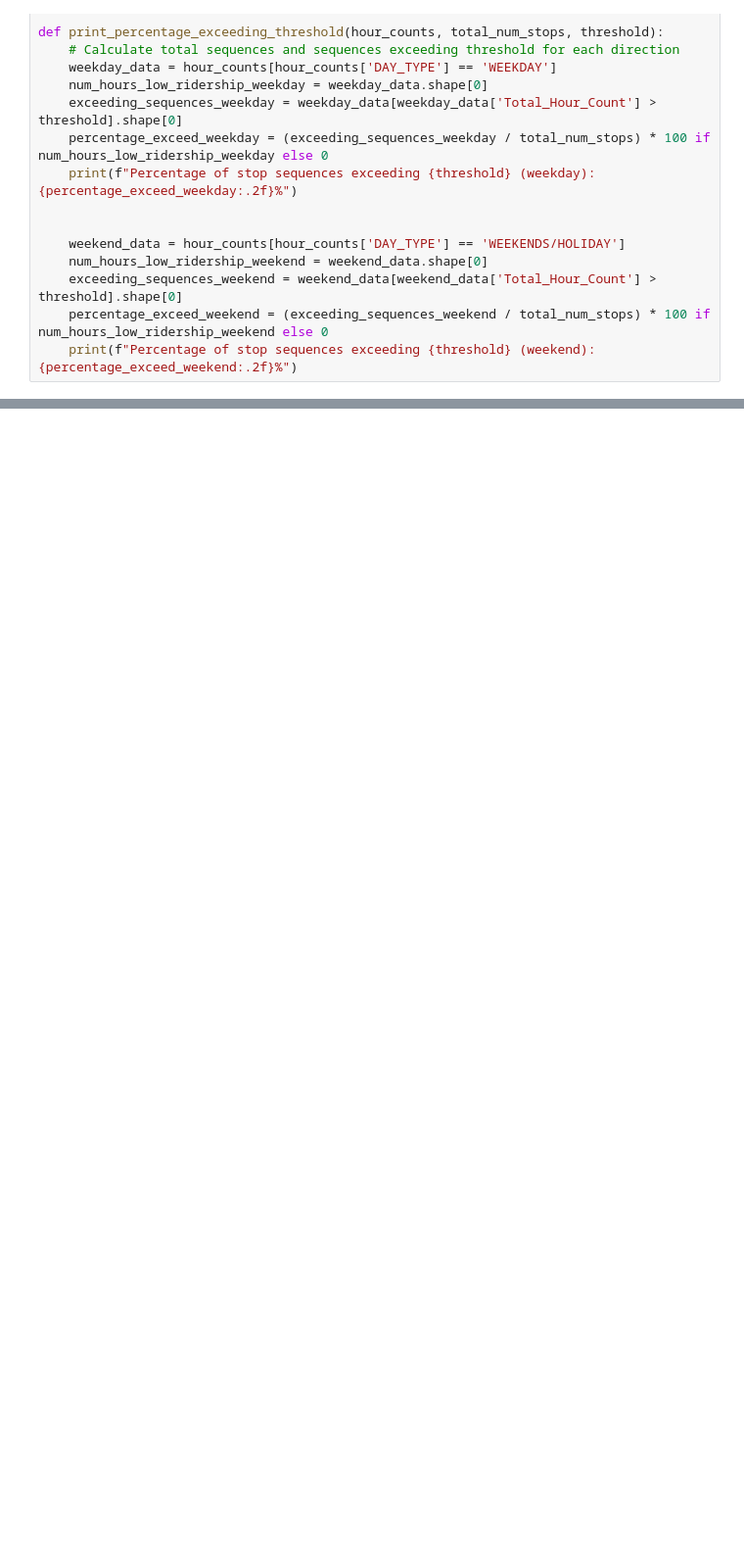
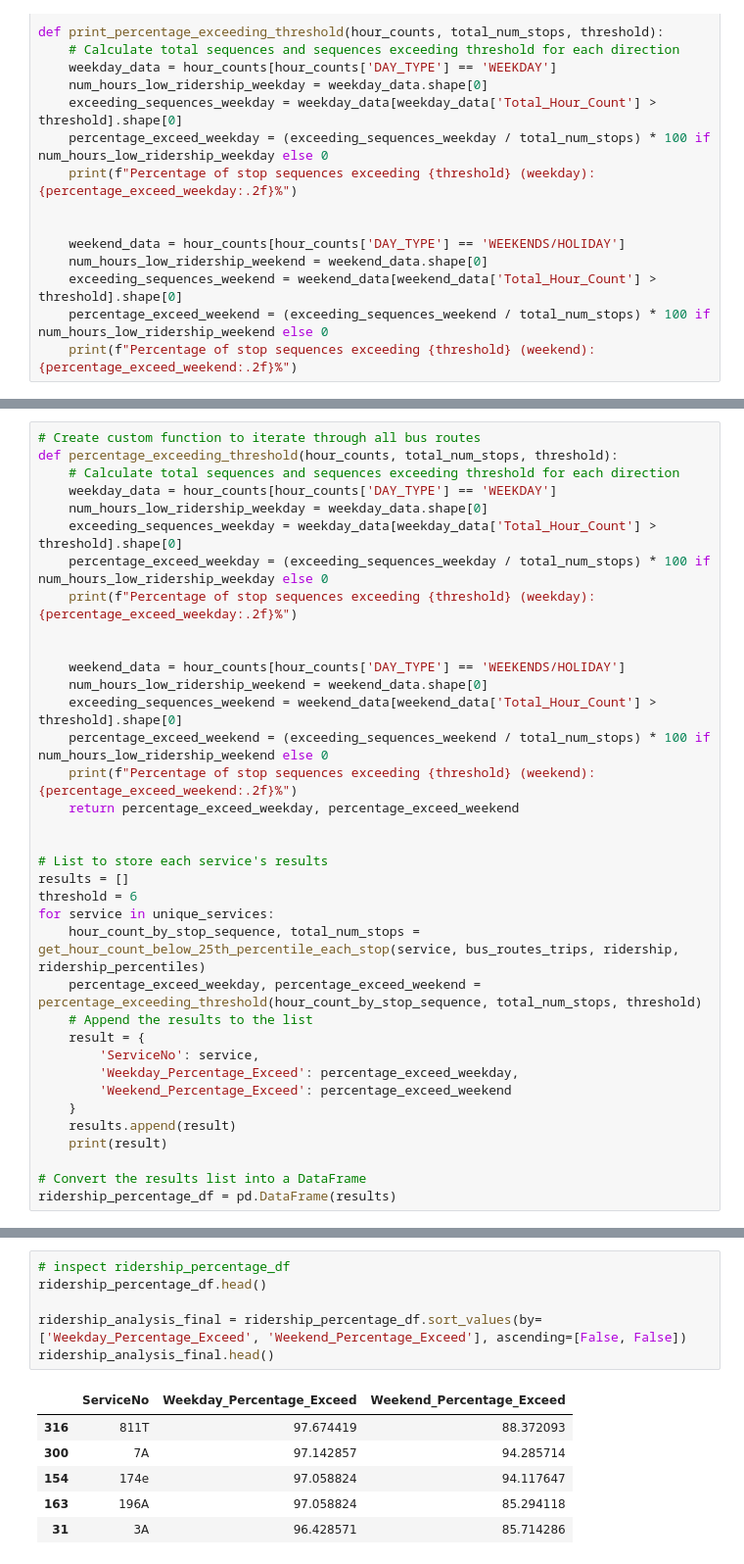
Before and after one commit to ajjajjajjajj/dsa4264-lta-geospatial, a Jupyter notebook: ridership/ridership_final.ipynb, the cells around one changed output, grey strips where cells are left out. Shown at 98% size. Saved outputs shown, nothing was run; the diff lists cells and outputs as text; blank space fills up the shorter version.

```diff
--- a/ridership/ridership_final.ipynb
+++ b/ridership/ridership_final.ipynb
@@ -172,0 +203,36 @@ Percentage of stop sequences exceeding 10 (weekend): 4.17%
+# %%
+# Create custom function to iterate through all bus routes
+def percentage_exceeding_threshold(hour_counts, total_num_stops, threshold):
+    # Calculate total sequences and sequences exceeding threshold for each direction
+    weekday_data = hour_counts[hour_counts['DAY_TYPE'] == 'WEEKDAY']
+    num_hours_low_ridership_weekday = weekday_data.shape[0]
+    exceeding_sequences_weekday = weekday_data[weekday_data['Total_Hour_Count'] > threshold].shape[0]
+    percentage_exceed_weekday = (exceeding_sequences_weekday / total_num_stops) * 100 if num_hours_low_ridership_weekday else 0
+    print(f"Percentage of stop sequences exceeding {threshold} (weekday): {percentage_exceed_weekday:.2f}%")
+
+
+    weekend_data = hour_counts[hour_counts['DAY_TYPE'] == 'WEEKENDS/HOLIDAY']
+    num_hours_low_ridership_weekend = weekend_data.shape[0]
+    exceeding_sequences_weekend = weekend_data[weekend_data['Total_Hour_Count'] > threshold].shape[0]
+    percentage_exceed_weekend = (exceeding_sequences_weekend / total_num_stops) * 100 if num_hours_low_ridership_weekend else 0
+    print(f"Percentage of stop sequences exceeding {threshold} (weekend): {percentage_exceed_weekend:.2f}%")
+    return percentage_exceed_weekday, percentage_exceed_weekend
+
+
+# List to store each service's results
+results = []
+threshold = 6
+for service in unique_services:
+    hour_count_by_stop_sequence, total_num_stops = get_hour_count_below_25th_percentile_each_stop(service, bus_routes_trips, ridership, ridership_percentiles)
+    percentage_exceed_weekday, percentage_exceed_weekend = percentage_exceeding_threshold(hour_count_by_stop_sequence, total_num_stops, threshold)
+    # Append the results to the list
+    result = {
+        'ServiceNo': service,
+        'Weekday_Percentage_Exceed': percentage_exceed_weekday,
+        'Weekend_Percentage_Exceed': percentage_exceed_weekend
+    }
+    results.append(result)
+    print(result)
+
+# Convert the results list into a DataFrame
+ridership_percentage_df = pd.DataFrame(results)
@@ -172,0 +257,13 @@ Percentage of stop sequences exceeding 10 (weekend): 4.17%
+# %%
+# inspect ridership_percentage_df
+ridership_percentage_df.head()
+
+ridership_analysis_final = ridership_percentage_df.sort_values(by=['Weekday_Percentage_Exceed', 'Weekend_Percentage_Exceed'], ascending=[False, False])
+ridership_analysis_final.head()
+# %% [output]
+|  | ServiceNo | Weekday_Percentage_Exceed | Weekend_Percentage_Exceed |
+| 316 | 811T | 97.674419 | 88.372093 |
+| 300 | 7A | 97.142857 | 94.285714 |
+| 154 | 174e | 97.058824 | 94.117647 |
+| 163 | 196A | 97.058824 | 85.294118 |
+| 31 | 3A | 96.428571 | 85.714286 |
```
Also changed, not shown: parts of 9 cells of this notebook, 1 other file.
